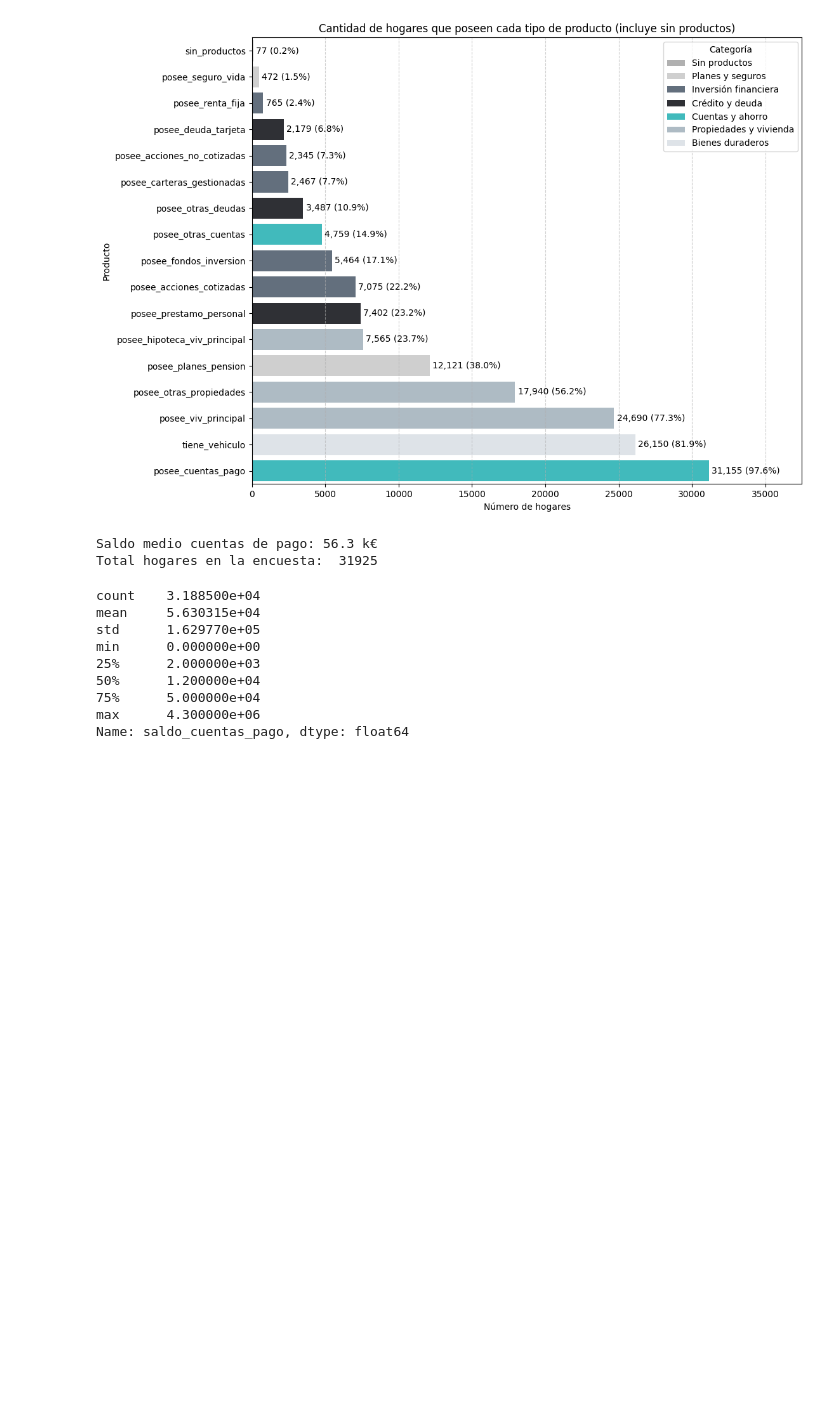
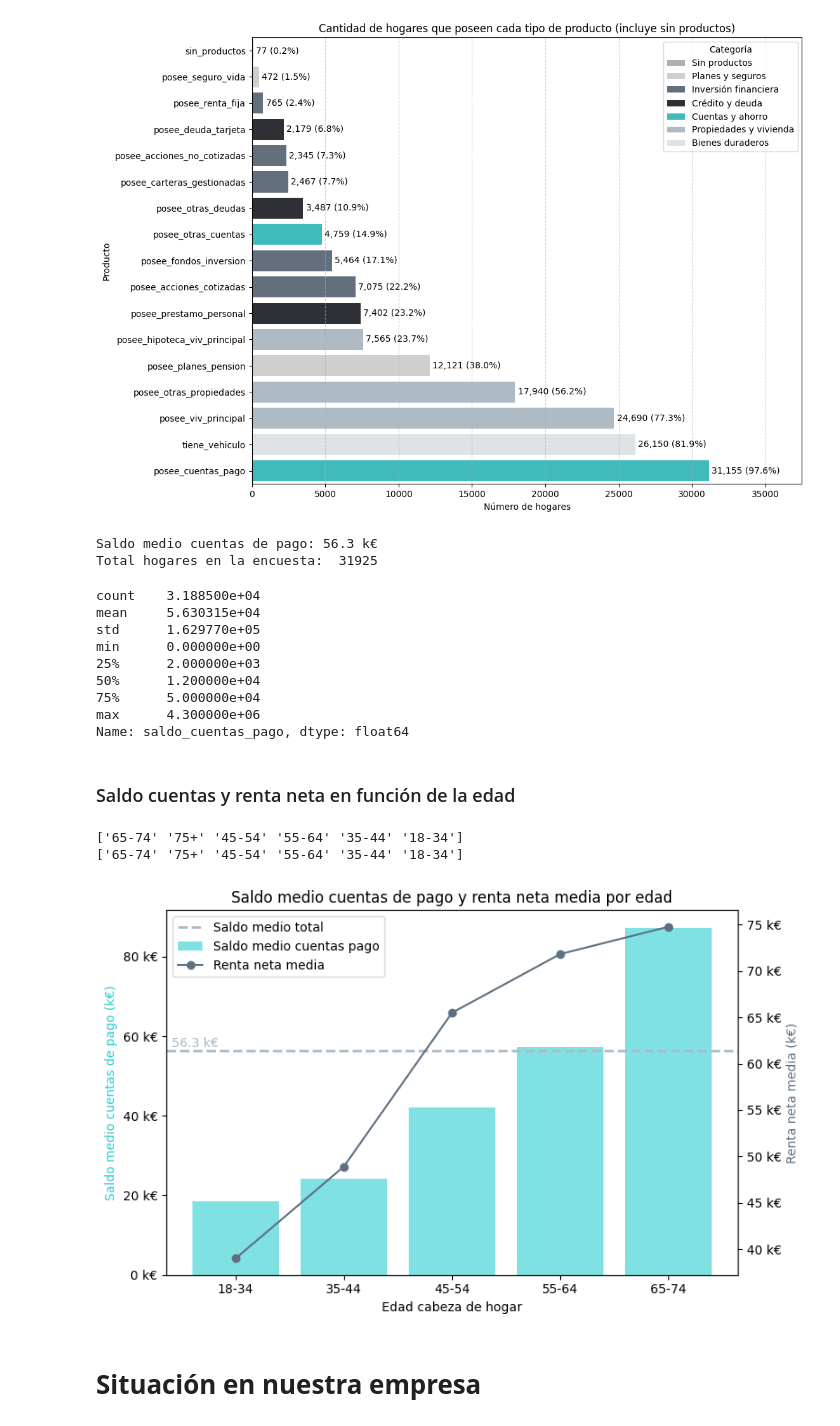
Before and after one commit to Lambda-14/Sim-Empresa, a Jupyter notebook: Equip_9/Scripts/250602_EFF_2022.ipynb, the cells around one changed output. Cells and saved outputs as stored; diff of their text form; code cells hidden in the pictures; blank space fills up the shorter version.

Commit message:
gráfica saldo medio eff

```diff
--- a/Equip_9/Scripts/250602_EFF_2022.ipynb
+++ b/Equip_9/Scripts/250602_EFF_2022.ipynb
@@ -682,3 +682,75 @@ min      0.000000e+00
 75%      5.000000e+04
 max      4.300000e+06
 Name: saldo_cuentas_pago, dtype: float64
+# %% [markdown]
+### Saldo cuentas y renta neta en función de la edad
+# %%
+print(df_eff['edad_cabeza_hogar'].unique())
+
+# Si los valores originales son tipo string como 'Under 35', '35-44', etc., puedes hacer:
+mapa_edades = {
+    'Under 35': '18-34',
+    '35-44': '35-44',
+    '45-54': '45-54',
+    '55-64': '55-64',
+    '65-74': '65-74',
+    'Over 75': '75+'
+}
+
+df_eff['edad_cabeza_hogar'] = df_eff['edad_cabeza_hogar'].replace(mapa_edades)
+
+# Ahora puedes comprobar el resultado:
+print(df_eff['edad_cabeza_hogar'].unique())
+# %% [output]
+['65-74' '75+' '45-54' '55-64' '35-44' '18-34']
+['65-74' '75+' '45-54' '55-64' '35-44' '18-34']
+# %%
+import matplotlib.ticker as mticker
+
+# Agrupa y calcula medias
+df_grouped = df_eff.groupby('edad_cabeza_hogar').agg({
+    'saldo_cuentas_pago': 'mean',
+    'renta_total_hogar': 'mean'
+}).loc[['18-34', '35-44', '45-54', '55-64', '65-74']]
+
+# Gráfico de barras comparativo
+fig, ax1 = plt.subplots(figsize=(8, 5))
+
+color1 = "#2CCED1"
+color2 = "#5F6F81"
+color_media = "#AABBC8"
+
+# Mostrar valores en miles de euros en los ejes
+ax1.bar(df_grouped.index, df_grouped['saldo_cuentas_pago'], color=color1, alpha=0.6, label='Saldo medio cuentas pago')
+ax2 = ax1.twinx()
+ax2.plot(df_grouped.index, df_grouped['renta_total_hogar'], color=color2, marker='o', label='Renta neta media')
+
+# Línea horizontal del saldo medio total
+ax1.axhline(saldo_medio_cuentas_pago, color=color_media, linestyle='--', linewidth=2, label='Saldo medio total')
+ax1.text(0.01, saldo_medio_cuentas_pago + 2000,
+    f"{round(saldo_medio_cuentas_pago/1000,1)} k€",
+    color=color_media, va='center', ha='left', fontsize=10, transform=ax1.get_yaxis_transform())
+
+# Formatear los ejes en k€
+ax1.yaxis.set_major_formatter(mticker.FuncFormatter(lambda x, _: f"{x/1000:.0f} k€"))
+ax2.yaxis.set_major_formatter(mticker.FuncFormatter(lambda x, _: f"{x/1000:.0f} k€"))
+
+ax1.set_ylabel('Saldo medio cuentas de pago (k€)', color=color1)
+ax2.set_ylabel('Renta neta media (k€)', color=color2)
+ax1.set_xlabel('Edad cabeza de hogar')
+ax1.set_title('Saldo medio cuentas de pago y renta neta media por edad')
+
+# Leyenda combinada
+lines, labels = [], []
+for ax in [ax1, ax2]:
+    for line in ax.get_lines() + ax.containers:
+        lines.append(line)
+        labels.append(line.get_label())
+ax1.legend(lines, labels, loc='upper left')
+
+plt.tight_layout()
+plt.show()
+# %% [output]
+[figure, added]
+# %% [markdown]
+# **Situación en nuestra empresa**
```
Also changed, not shown: parts of 4 cells of this notebook.
